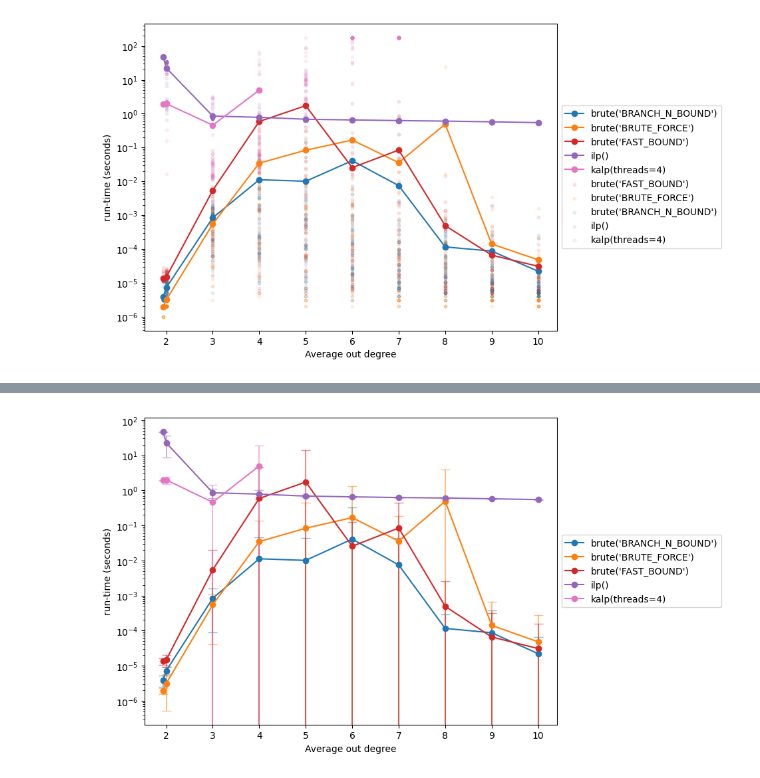
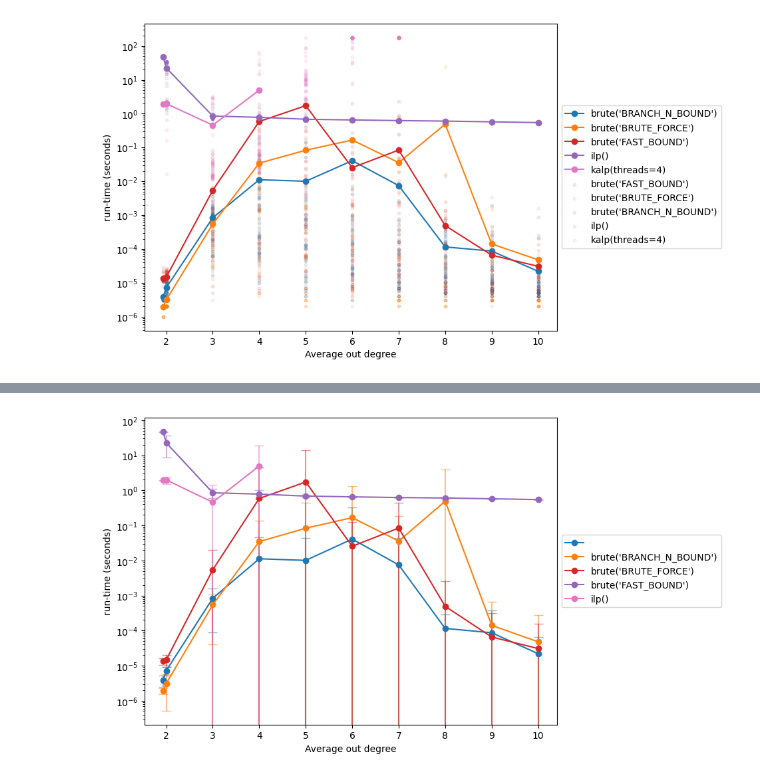
Before and after one commit to blinkybool/LongestPath, a Jupyter notebook: notebooks/benchmarking_hamiltonians.ipynb, the cells around one changed output, grey strips where cells are left out. Cells and saved outputs as stored; diff of their text form; code cells hidden in the pictures.

Commit message:
cleanup of the plots

```diff
--- a/notebooks/benchmarking_hamiltonians.ipynb
+++ b/notebooks/benchmarking_hamiltonians.ipynb
@@ -138,7 +138,7 @@ to_plot = df_grouped_failures_removed.pivot(
   index='average_out_degree',
   columns='solver_name',
   values=['run_time_mean', 'run_time_std']
-)
+).reset_index()
 # %%
 df_grouped_failures_removed.groupby(["solver_name"]).agg({"failure": "count"}).reset_index().rename(columns={"failure": "count"})
 # %% [output]
@@ -223,31 +249,33 @@ list(to_plot.columns.droplevel())[0:5]
 # %%
 fig, ax = plt.subplots()
 
 to_plot.plot(
   fmt=".",
+  x="average_out_degree",
   y="run_time_mean",
   yerr="run_time_std",
   capsize=5,
   ax=ax,
   alpha=0.5,
   color=color_assignment,
   legend=False,
   # linewidth=3
 )
 to_plot.plot(
   style="o-",
+  x="average_out_degree",
   y="run_time_mean",
   color=color_assignment,
   ax=ax,
 )
 
 plt.yscale('log')
 plt.ylabel("run-time (seconds)")
 plt.xlabel("Average out degree")
 methods = list(to_plot.columns.droplevel())
 plt.legend(methods[0:len(methods)//2], loc='center left', bbox_to_anchor=(1, 0.5))
 # plt.ylim(-1,5)
 
 plt.gcf().set_size_inches(8, 6)
 # %% [output]
-[figure, old version]
+[figure, new version]
```
Also changed, not shown: parts of 5 cells of this notebook, 3 other files.
